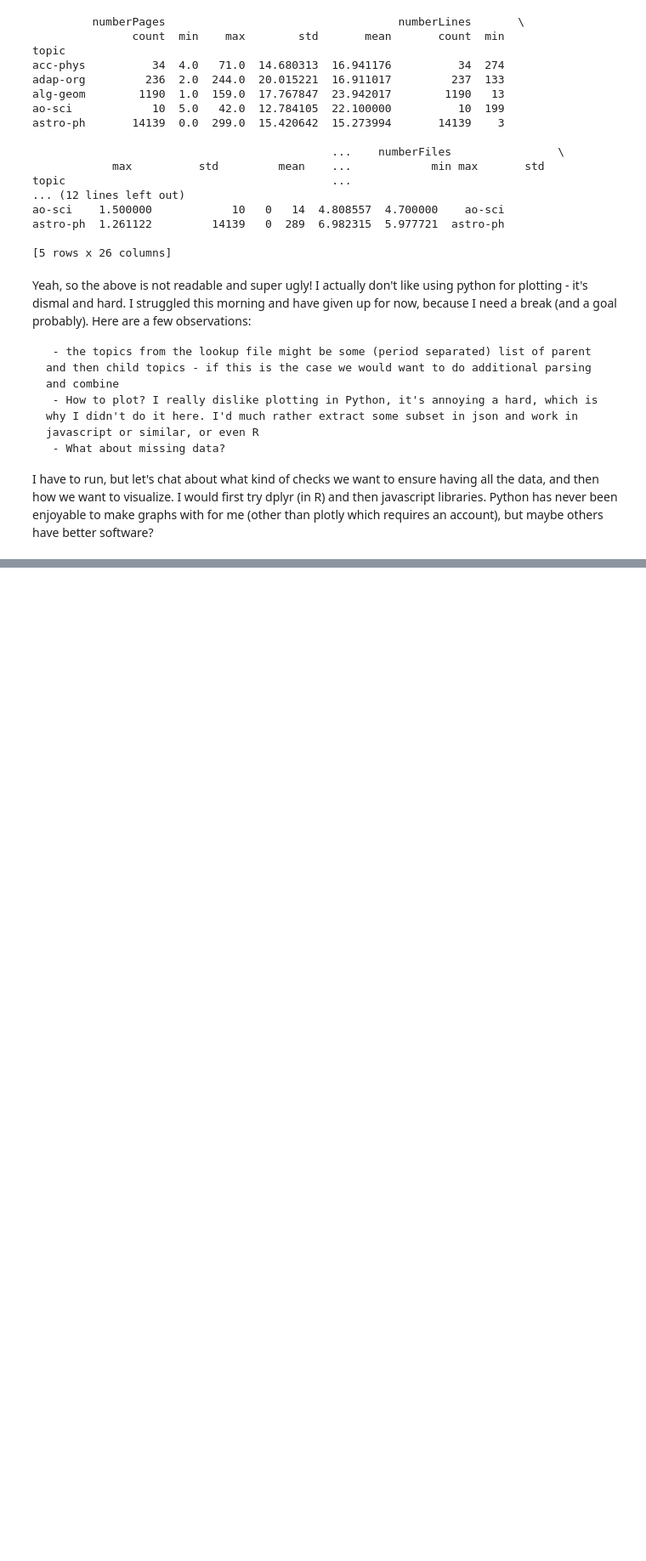
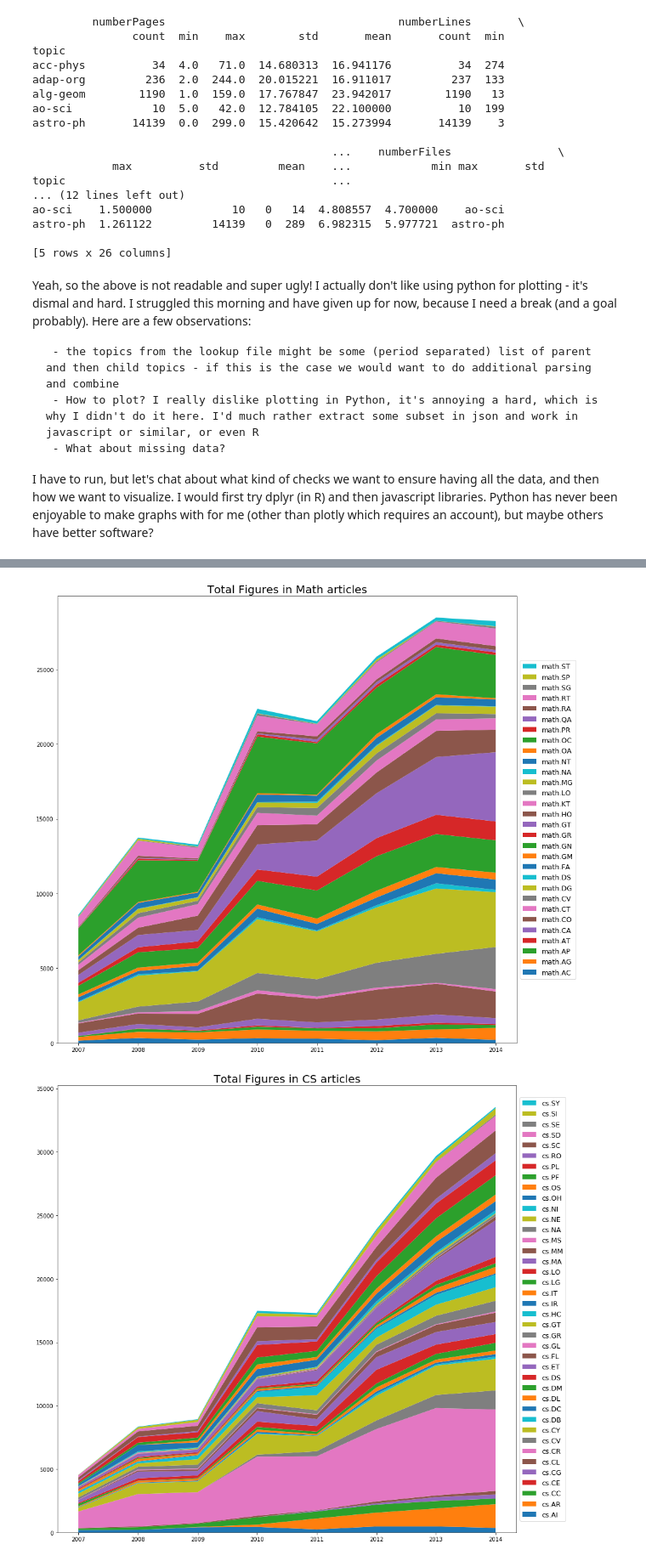
Before and after one commit to penrose/arxiv-equations, a Jupyter notebook: analysis/arxiv-count-analysis.ipynb, the cells around one changed output, grey strips where cells are left out. Shown at 85% size. Saved outputs shown, nothing was run; the diff lists cells and outputs as text; code cells hidden in the pictures; blank space fills up the shorter version.

```diff
--- a/analysis/arxiv-count-analysis.ipynb
+++ b/analysis/arxiv-count-analysis.ipynb
@@ -226,0 +322,4 @@ I have to run, but let's chat about what kind of checks we want to ensure having
+# %%
+def sum_figures(df):
+    """Define function of interest here"""
+    return (df.numberFigures).agg(['sum'])[0]
@@ -226,0 +349,7 @@ I have to run, but let's chat about what kind of checks we want to ensure having
+# %%
+for name, topic_list in topic_dict.items():
+    plot_stat_for_category(df_mod, topic_list, stat_fn=sum_figures)
+    plt.title("Total Figures in " + name + " articles", fontsize=20)
+# %% [output]
+[figure, added]
+[figure, added]
```
Also changed, not shown: parts of 21 cells of this notebook.
